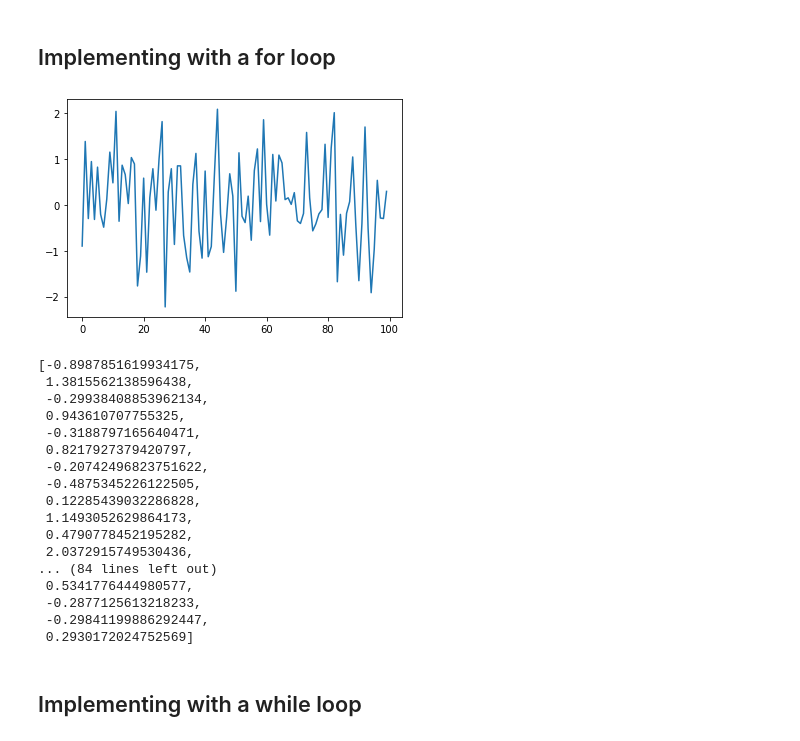
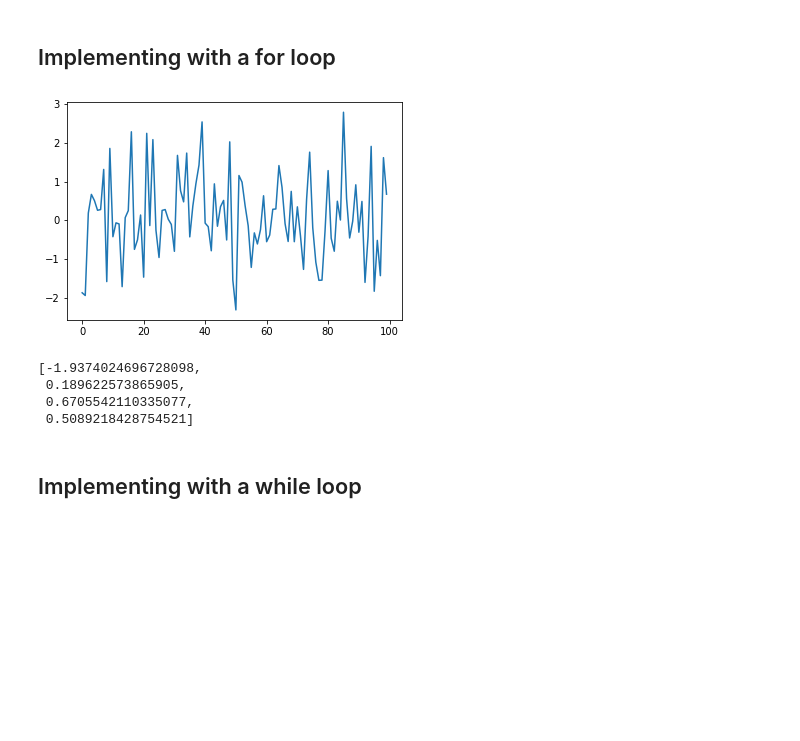
Before and after one commit to guilhermeolivsilva/quantecon-python-programming, a Jupyter notebook: Lectures/01_An Introductory Example.ipynb, the cells around one changed output. Saved outputs shown, nothing was run; the diff lists cells and outputs as text; code cells hidden in the pictures; blank space fills up the shorter version.

```diff
--- a/Lectures/01_An Introductory Example.ipynb
+++ b/Lectures/01_An Introductory Example.ipynb
@@ -35,34 +19,21 @@ array([-1.44130348e+00,  6.85089867e-01, -6.28642958e-03,  4.13774698e-01,
 # %%
 ts_length = 100
 ϵ_values = []   # empty list
 
 for i in range(ts_length):
     e = np.random.randn()
     ϵ_values.append(e)
 
 plt.plot(ϵ_values)
 plt.show()
 
-ϵ_values
+ϵ_values[1:5]
 # %% [output]
-[figure, old version]
+[figure, new version]
-[-0.8987851619934175,
- 1.3815562138596438,
- -0.29938408853962134,
- 0.943610707755325,
- -0.3188797165640471,
- 0.8217927379420797,
- -0.20742496823751622,
- -0.4875345226122505,
- 0.12285439032286828,
- 1.1493052629864173,
- 0.4790778452195282,
- 2.0372915749530436,
-... (84 lines left out)
- 0.5341776444980577,
- -0.2877125613218233,
- -0.29841199886292447,
- 0.2930172024752569]
+[-1.9374024696728098,
+ 0.189622573865905,
+ 0.6705542110335077,
+ 0.5089218428754521]
 # %% [markdown]
 ## Implementing with a while loop
 # %%
```
Also changed, not shown: parts of 5 cells of this notebook, 6 other files.
